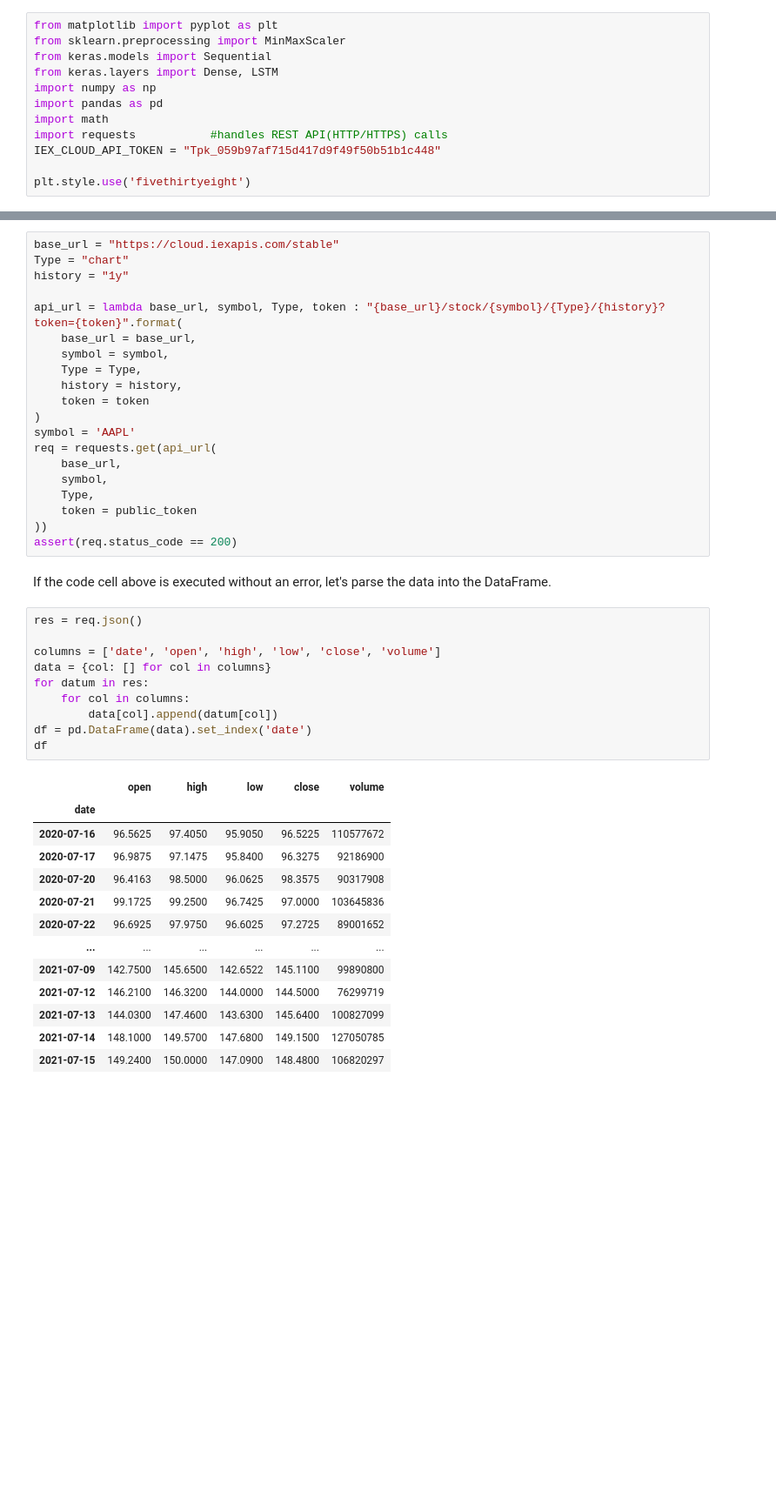
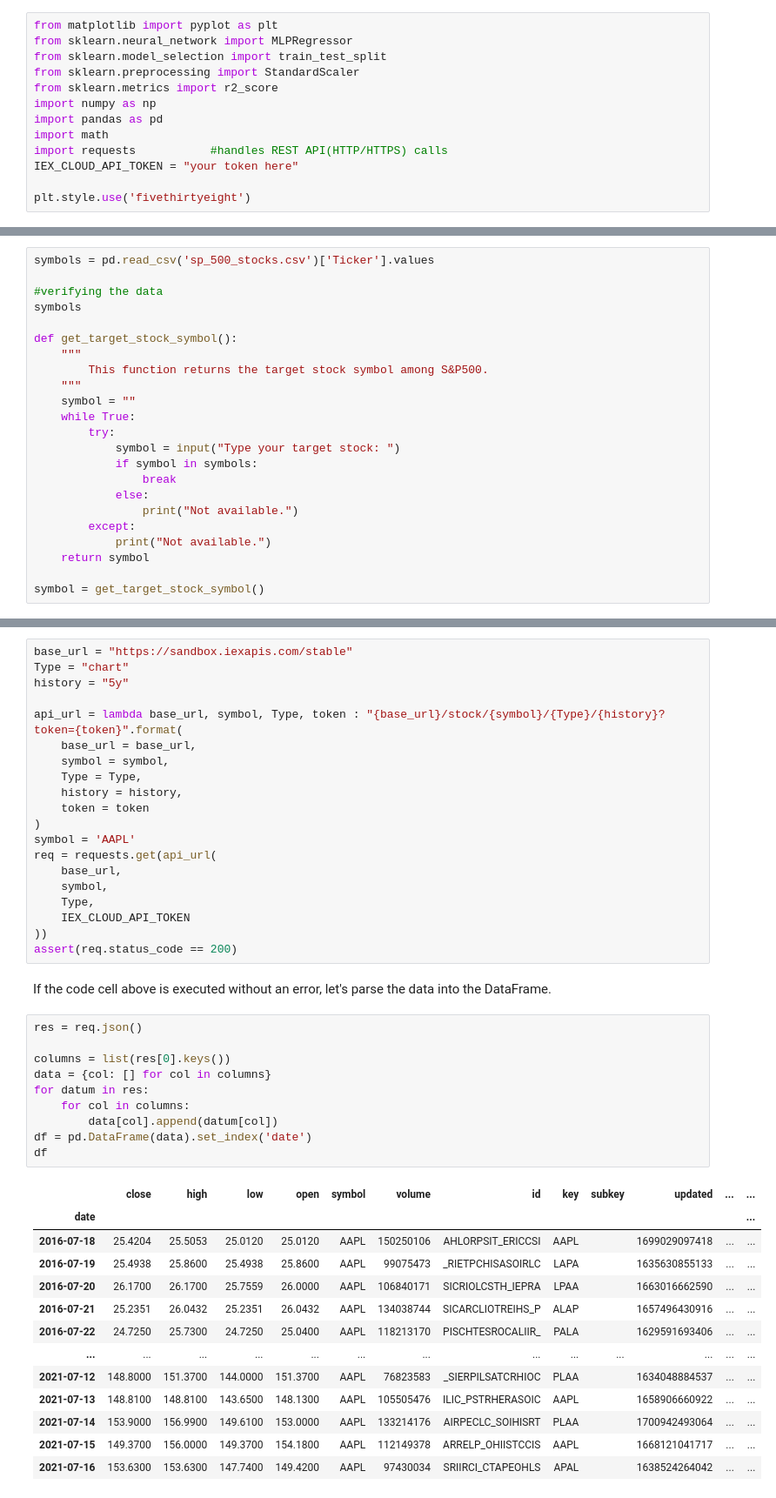
Before and after one commit to Pavelbure34/AlgorithmicTrading, a Jupyter notebook: Predicting Stock Prices using ML.ipynb, the cells around one changed output, grey strips where cells are left out. Shown: that part at 87% size. Cells and saved outputs as stored; diff of their text form; blank space fills up the shorter version.

```diff
--- a/Predicting Stock Prices using ML.ipynb
+++ b/Predicting Stock Prices using ML.ipynb
@@ -17,13 +17,14 @@
 <p>Let's first import our python packages.</p>
 # %%
 from matplotlib import pyplot as plt
-from sklearn.preprocessing import MinMaxScaler
-from keras.models import Sequential
-from keras.layers import Dense, LSTM
+from sklearn.neural_network import MLPRegressor
+from sklearn.model_selection import train_test_split
+from sklearn.preprocessing import StandardScaler
+from sklearn.metrics import r2_score
 import numpy as np
 import pandas as pd
 import math
 import requests           #handles REST API(HTTP/HTTPS) calls
-IEX_CLOUD_API_TOKEN = "Tpk_059b97af715d417d9f49f50b51b1c448"
+IEX_CLOUD_API_TOKEN = "your token here"
 
 plt.style.use('fivethirtyeight')
@@ -29,0 +49,23 @@ plt.style.use('fivethirtyeight')
+# %%
+symbols = pd.read_csv('sp_500_stocks.csv')['Ticker'].values
+
+#verifying the data
+symbols
+
+def get_target_stock_symbol():
+    """
+        This function returns the target stock symbol among S&P500.
+    """
+    symbol = ""
+    while True:
+        try:
+            symbol = input("Type your target stock: ")
+            if symbol in symbols:
+                break
+            else:
+                print("Not available.")
+        except:
+            print("Not available.")
+    return symbol
+
+symbol = get_target_stock_symbol()
@@ -33,9 +77,9 @@ plt.style.use('fivethirtyeight')
     Let's extract related information from IEX cloud.
 </div>
 # %%
-base_url = "https://cloud.iexapis.com/stable"
+base_url = "https://sandbox.iexapis.com/stable"
 Type = "chart"
-history = "1y"
+history = "5y"
 
 api_url = lambda base_url, symbol, Type, token : "{base_url}/stock/{symbol}/{Type}/{history}?token={token}".format(
     base_url = base_url,
@@ -49,7 +93,7 @@ req = requests.get(api_url(
     base_url,
     symbol,
     Type,
-    token = public_token
+    IEX_CLOUD_API_TOKEN
 ))
 assert(req.status_code == 200)
 # %% [markdown]
@@ -57,24 +101,24 @@ If the code cell above is executed without an error, let's parse the data into t
 # %%
 res = req.json()
 
-columns = ['date', 'open', 'high', 'low', 'close', 'volume']
+columns = list(res[0].keys())
 data = {col: [] for col in columns}
 for datum in res:
     for col in columns:
         data[col].append(datum[col])
 df = pd.DataFrame(data).set_index('date')
 df
 # %% [output]
-|  | open | high | low | close | volume |
-| date |  |  |  |  |  |
-| 2020-07-16 | 96.5625 | 97.4050 | 95.9050 | 96.5225 | 110577672 |
-| 2020-07-17 | 96.9875 | 97.1475 | 95.8400 | 96.3275 | 92186900 |
-| 2020-07-20 | 96.4163 | 98.5000 | 96.0625 | 98.3575 | 90317908 |
-| 2020-07-21 | 99.1725 | 99.2500 | 96.7425 | 97.0000 | 103645836 |
-| 2020-07-22 | 96.6925 | 97.9750 | 96.6025 | 97.2725 | 89001652 |
-| ... | ... | ... | ... | ... | ... |
-| 2021-07-09 | 142.7500 | 145.6500 | 142.6522 | 145.1100 | 99890800 |
-| 2021-07-12 | 146.2100 | 146.3200 | 144.0000 | 144.5000 | 76299719 |
-| 2021-07-13 | 144.0300 | 147.4600 | 143.6300 | 145.6400 | 100827099 |
-| 2021-07-14 | 148.1000 | 149.5700 | 147.6800 | 149.1500 | 127050785 |
-| 2021-07-15 | 149.2400 | 150.0000 | 147.0900 | 148.4800 | 106820297 |
+|  | close | high | low | open | symbol | volume | id | key | subkey | updated | ... | ... |
+| date |  |  |  |  |  |  |  |  |  |  |  | ... |
+| 2016-07-18 | 25.4204 | 25.5053 | 25.0120 | 25.0120 | AAPL | 150250106 | AHLORPSIT_ERICCSI | AAPL |  | 1699029097418 | ... | ... |
+| 2016-07-19 | 25.4938 | 25.8600 | 25.4938 | 25.8600 | AAPL | 99075473 | _RIETPCHISASOIRLC | LAPA |  | 1635630855133 | ... | ... |
+| 2016-07-20 | 26.1700 | 26.1700 | 25.7559 | 26.0000 | AAPL | 106840171 | SICRIOLCSTH_IEPRA | LPAA |  | 1663016662590 | ... | ... |
+| 2016-07-21 | 25.2351 | 26.0432 | 25.2351 | 26.0432 | AAPL | 134038744 | SICARCLIOTREIHS_P | ALAP |  | 1657496430916 | ... | ... |
+| 2016-07-22 | 24.7250 | 25.7300 | 24.7250 | 25.0400 | AAPL | 118213170 | PISCHTESROCALIIR_ | PALA |  | 1629591693406 | ... | ... |
+| ... | ... | ... | ... | ... | ... | ... | ... | ... | ... | ... | ... | ... |
+| 2021-07-12 | 148.8000 | 151.3700 | 144.0000 | 151.3700 | AAPL | 76823583 | _SIERPILSATCRHIOC | PLAA |  | 1634048884537 | ... | ... |
+| 2021-07-13 | 148.8100 | 148.8100 | 143.6500 | 148.1300 | AAPL | 105505476 | ILIC_PSTRHERASOIC | AAPL |  | 1658906660922 | ... | ... |
+| 2021-07-14 | 153.9000 | 156.9900 | 149.6100 | 153.0000 | AAPL | 133214176 | AIRPECLC_SOIHISRT | PLAA |  | 1700942493064 | ... | ... |
+| 2021-07-15 | 149.3700 | 156.0000 | 149.3700 | 154.1800 | AAPL | 112149378 | ARRELP_OHIISTCCIS | AAPL |  | 1668121041717 | ... | ... |
+| 2021-07-16 | 153.6300 | 153.6300 | 147.7400 | 149.4200 | AAPL | 97430034 | SRIIRCI_CTAPEOHLS | APAL |  | 1638524264042 | ... | ... |
```
Also changed, not shown: parts of 22 cells of this notebook, 3 other files.
